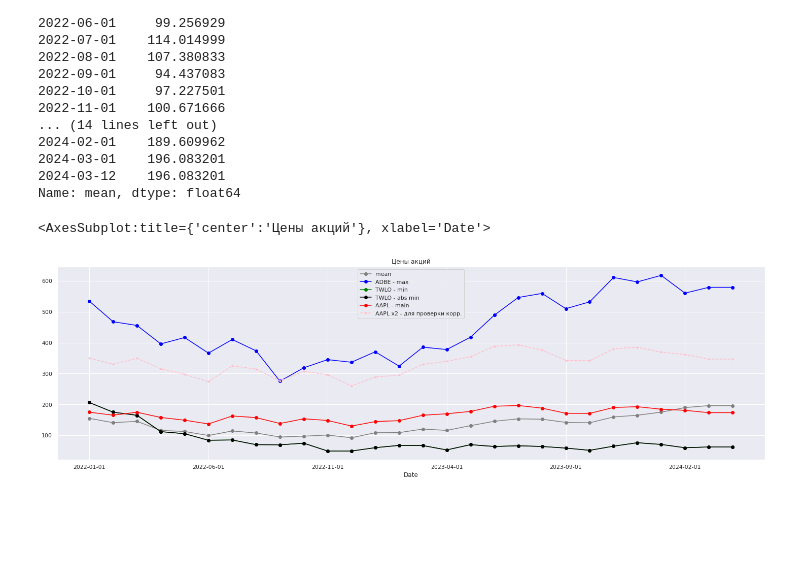
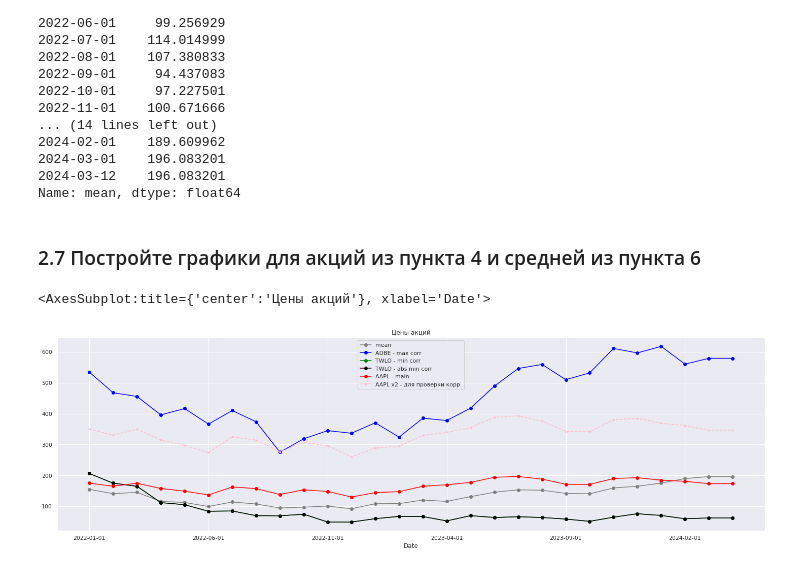
Before and after one commit to Trickster2038/BMSTU-M2-ML-METHODS, a Jupyter notebook: hw1/hw1.ipynb, the cells around one changed output. Cells and saved outputs as stored; diff of their text form; code cells hidden in the pictures; blank space fills up the shorter version.

```diff
--- a/hw1/hw1.ipynb
+++ b/hw1/hw1.ipynb
@@ -375,7 +465,7 @@ df2.corr()
 # %%
 import seaborn as sns # heatmap в sns намного удобнее, чем в matplotlib
 plt.title("Корреляционная матрица")
-sns.set (rc = {'figure.figsize':(15, 15)})
+sns.set(rc = {'figure.figsize':(10, 10)})
 sns.heatmap(df2.corr(),
             annot=True,
             fmt=".1f",
@@ -474,25 +574,27 @@ Date
 2024-03-01    196.083201
 2024-03-12    196.083201
 Name: mean, dtype: float64
+# %% [markdown]
+### 2.7 Постройте графики для акций из пункта 4 и средней из пункта 6 <a name="task2_6"></a>
 # %%
 mean.plot(grid=1, figsize=(25,7), color='grey', marker='o', legend=True, title="Цены акций")
 
-df2.rename(columns={max_corr_key: max_corr_key + " - max"})[max_corr_key + " - max"] \
+df2.rename(columns={max_corr_key: max_corr_key + " - max corr"})[max_corr_key + " - max corr"] \
     .plot(grid=1, figsize=(25,7), color='blue', marker='o', legend=True)
 
-df2.rename(columns={abs_min_corr_key: min_corr_key + " - min"})[min_corr_key + " - min"] \
+df2.rename(columns={abs_min_corr_key: min_corr_key + " - min corr"})[min_corr_key + " - min corr"] \
     .plot(grid=1, figsize=(25,7), color='green', marker='o', legend=True)   # совпадает с abs min
 
-df2.rename(columns={abs_min_corr_key: abs_min_corr_key + " - abs min"})[abs_min_corr_key + " - abs min"] \
+df2.rename(columns={abs_min_corr_key: abs_min_corr_key + " - abs min corr"})[abs_min_corr_key + " - abs min corr"] \
     .plot(grid=1, figsize=(25,7), color='black', marker='o', legend=True)
 
 df2.rename(columns={"AAPL": "AAPL - main"})["AAPL - main"].plot(grid=1, figsize=(25,7),
                                                                 color='red', marker='o', legend=True)
 
 # корреляция AAPL с ADBE плохо видна в изначальном виде, отмасштабируем значение для наглядности
 aapl_x_2 = df2["AAPL"]*2
 aapl_x_2.name = "AAPL x2 - для проверки корр."
 aapl_x_2.plot(grid=1, figsize=(25,7), color='pink', style = "--", marker='.', legend=True)
 # %% [output]
 <AxesSubplot:title={'center':'Цены акций'}, xlabel='Date'>
-[figure, old version]
+[figure, new version]
```
Also changed, not shown: parts of 31 cells of this notebook, 1 other file.
